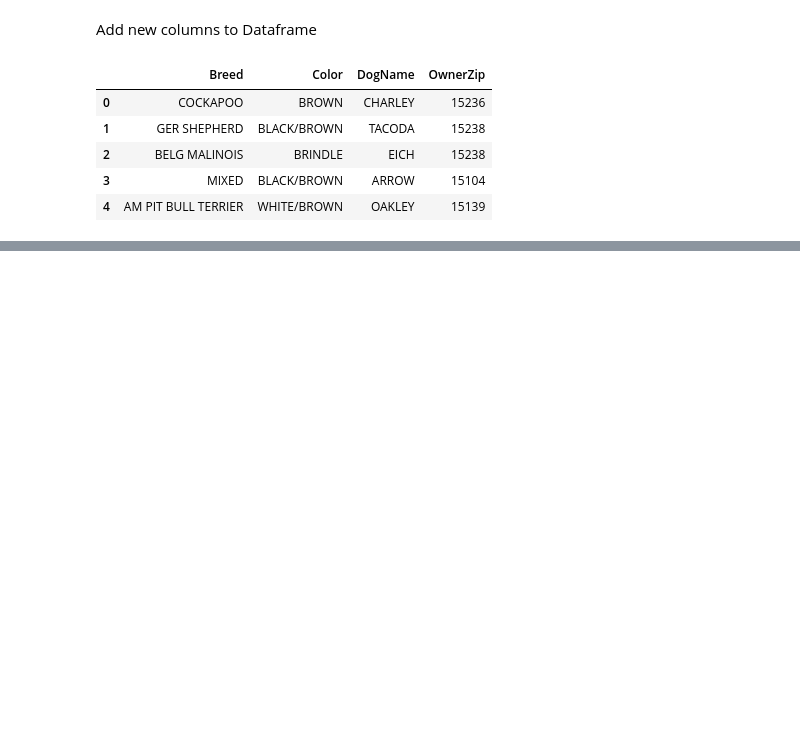
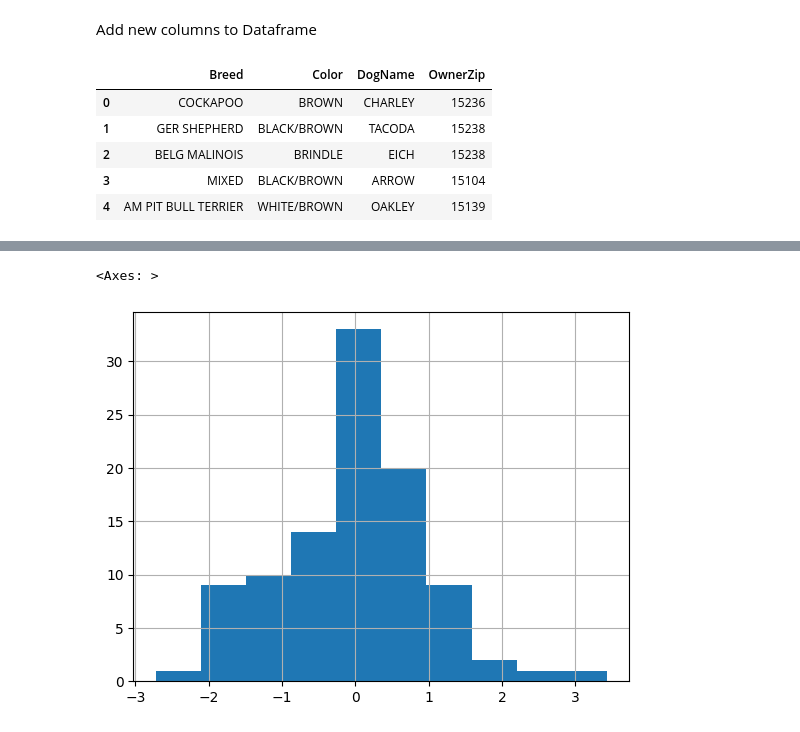
Before and after one commit to nthapa000/Machine_Learning_from_scratch, a Jupyter notebook: Pandas_for_ML/pandas.ipynb, the cells around one changed output, grey strips where cells are left out. Drawn from its saved outputs; the diff is of its cells as text; code cells hidden in the pictures; blank space fills up the shorter version.

```diff
--- a/Pandas_for_ML/pandas.ipynb
+++ b/Pandas_for_ML/pandas.ipynb
@@ -442,0 +1043,3 @@ my_df
+# %%
+# creata a quick dataframeeeee
+my_df = pd.DataFrame(randn(100,4),columns=["Mon","Tues","Wed","Thur"])
@@ -442,0 +1062,6 @@ my_df
+# %%
+# Histogram
+my_df["Wed"].hist()
+# %% [output]
+<Axes: >
+[figure, added]
```
Also changed, not shown: parts of 76 cells of this notebook.
